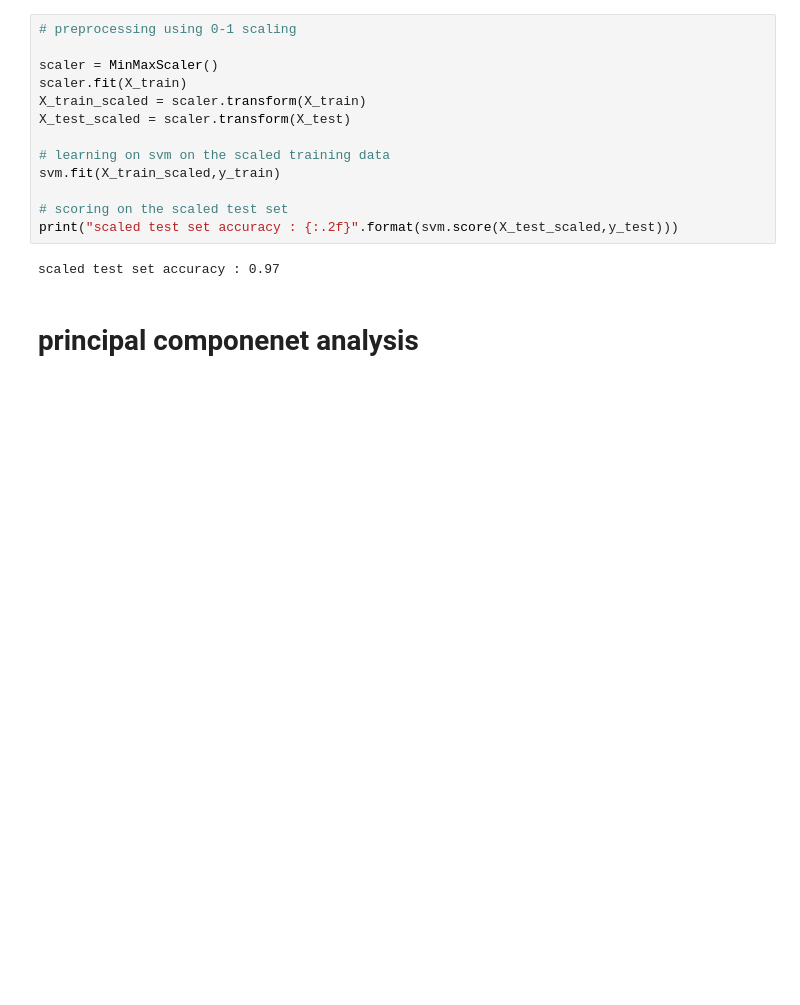
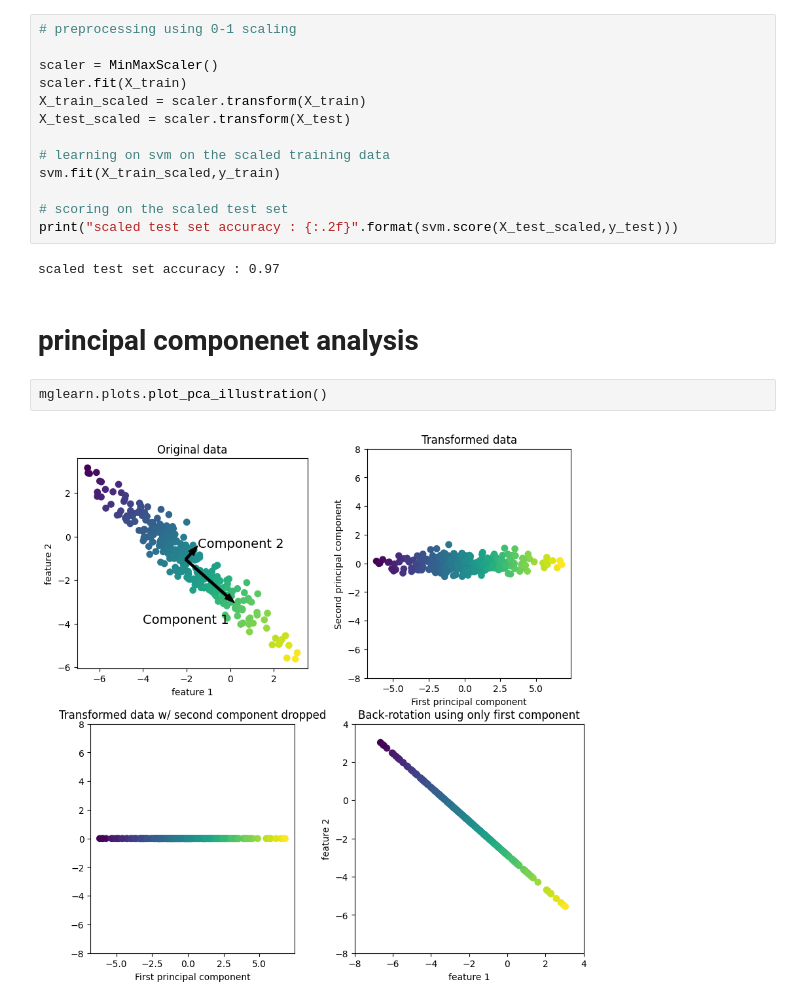
Before and after one commit to rishv1912/Introduction-to-machine-learning, a Jupyter notebook: unsupervised learning/preprocessing and scaling.ipynb, the cells around one changed output. Drawn from its saved outputs; the diff is of its cells as text; blank space fills up the shorter version.

```diff
--- a/unsupervised learning/preprocessing and scaling.ipynb
+++ b/unsupervised learning/preprocessing and scaling.ipynb
@@ -169,3 +169,7 @@ print("scaled test set accuracy : {:.2f}".format(svm.score(X_test_scaled,y_test)
 scaled test set accuracy : 0.97
 # %% [markdown]
 # principal componenet analysis
+# %%
+mglearn.plots.plot_pca_illustration()
+# %% [output]
+[figure, added]
```
Also changed, not shown: parts of 9 cells of this notebook.
